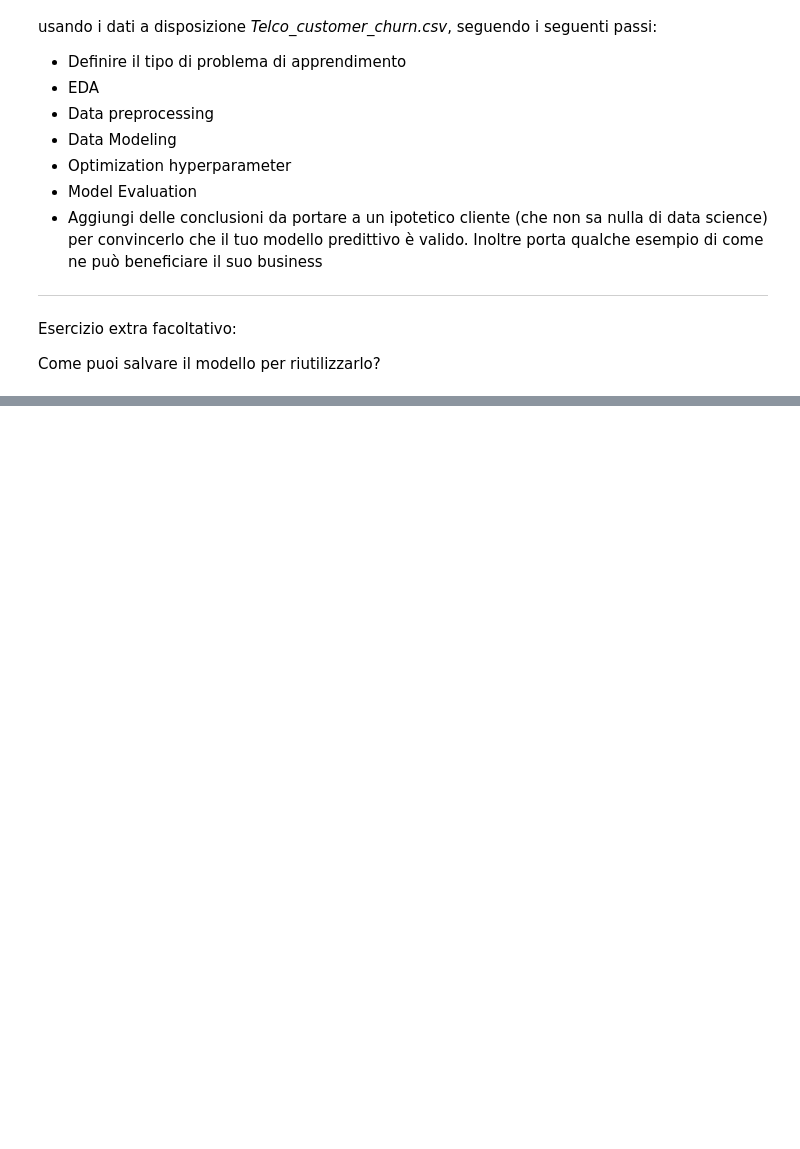
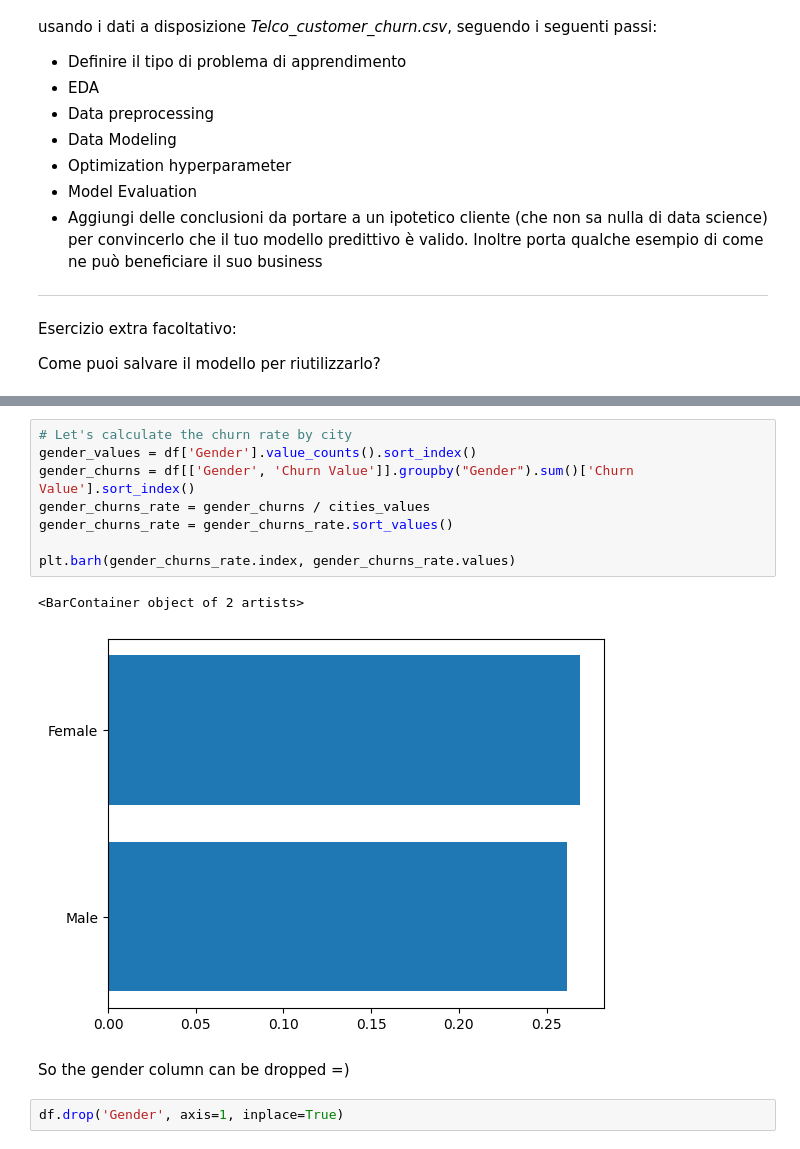
Before and after one commit to lorenzo-arcioni/master-ds, a Jupyter notebook: Workshops/6/6Workshop_traccia.ipynb, the cells around one changed output, grey strips where cells are left out. Cells and saved outputs as stored; diff of their text form; blank space fills up the shorter version.

```diff
--- a/Workshops/6/6Workshop_traccia.ipynb
+++ b/Workshops/6/6Workshop_traccia.ipynb
@@ -49,0 +58,15 @@ Index(['CustomerID', 'Count', 'Country', 'State', 'City', 'Zip Code',
+# %%
+# Let's calculate the churn rate by city
+gender_values = df['Gender'].value_counts().sort_index()
+gender_churns = df[['Gender', 'Churn Value']].groupby("Gender").sum()['Churn Value'].sort_index()
+gender_churns_rate = gender_churns / cities_values
+gender_churns_rate = gender_churns_rate.sort_values()
+
+plt.barh(gender_churns_rate.index, gender_churns_rate.values)
+# %% [output]
+<BarContainer object of 2 artists>
+[figure, added]
+# %% [markdown]
+So the gender column can be dropped =)
+# %%
+df.drop('Gender', axis=1, inplace=True)
```
Also changed, not shown: parts of 11 cells of this notebook, 1 other file.
